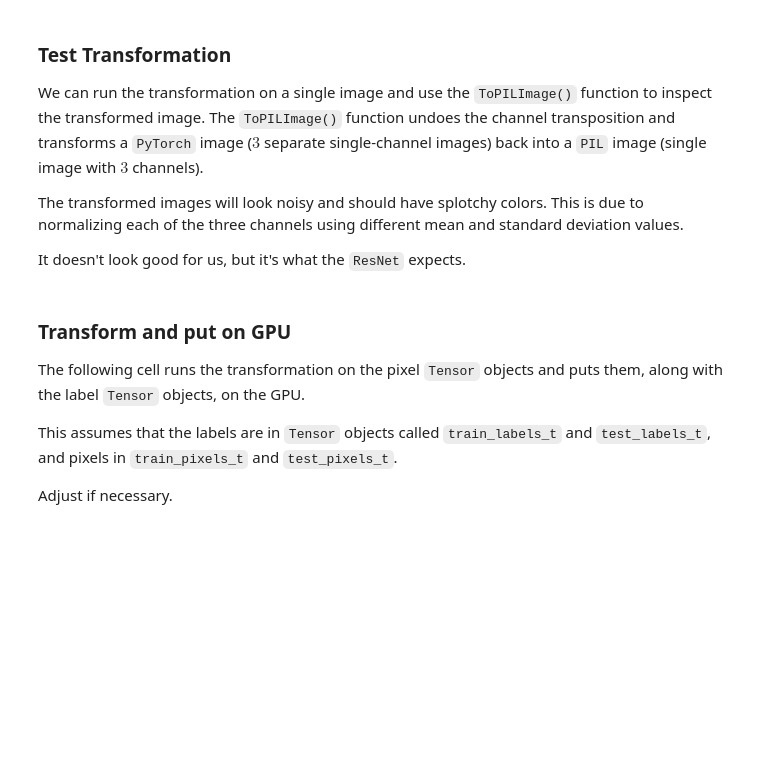
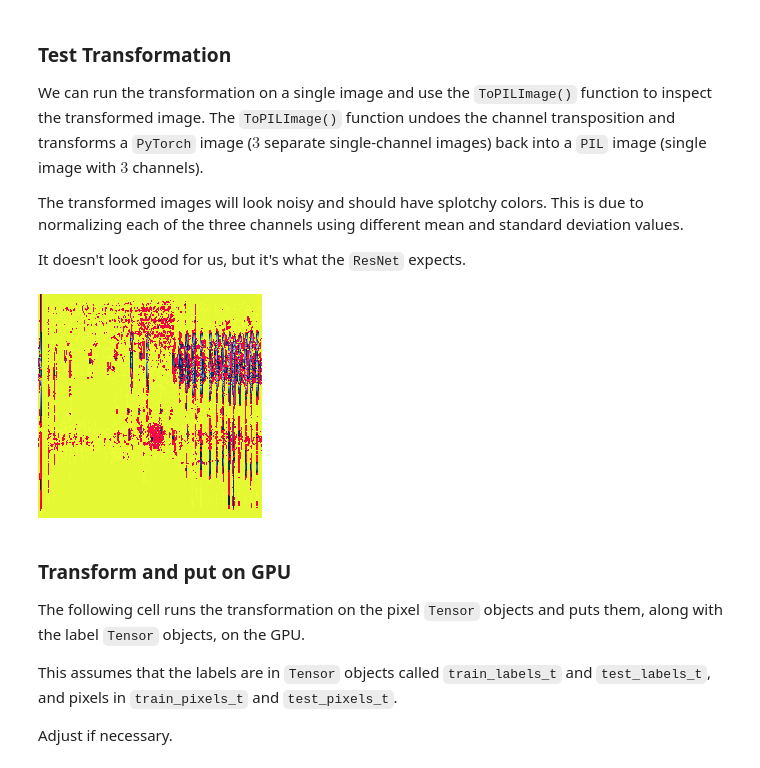
Before and after one commit to uki0829/Homework13ML, a Jupyter notebook: Homework13.ipynb, the cells around one changed output. Drawn from its saved outputs; the diff is of its cells as text; code cells hidden in the pictures; blank space fills up the shorter version.

```diff
--- a/Homework13.ipynb
+++ b/Homework13.ipynb
@@ -240,9 +241,22 @@ If this doesn't sound familiar, take a look at the "**New Network, New Shape**"
 
 Remember that the `height` for our images here is `window_len` divided by $2$, and their `width` is just the number of pixels divided by their `height`. If using a `window_len` of $400$, the images should be squares of $200$ $\times$ $200$ pixels.
 # %%
+from sklearn.preprocessing import OrdinalEncoder
 # TODO: create a label encoder
+labelEncoder = OrdinalEncoder()
+# TODO: fit the encoder to the train labels
+train_labels_encoded = labelEncoder.fit_transform(np.array(train_labels).reshape(-1, 1)).astype(int)
+test_labels_encoded = labelEncoder.transform(np.array(test_labels).reshape(-1, 1)).astype(int)
+train_labels_tensor = torch.tensor(train_labels_encoded, dtype=torch.long)
+test_labels_tensor = torch.tensor(test_labels_encoded, dtype=torch.long)
 # TODO: encode labels and put them into a Tensor of type long() (whole numbers)
+train_pixels_tensor = torch.tensor(train_pixels, dtype= torch.long).reshape(-1, 1, ih, iw)
+test_pixels_tensor = torch.tensor(test_pixels, dtype= torch.long).reshape(-1, 1, ih, iw)
 # TODO: encode pixels and put them into a Tensor with shape N x C x H x W
 #       N: number of files, C: number of channels (1), H,W: image height and width (200,200)
 # TODO: repeat for the test dataset
 # TODO: check shapes
+print(train_labels_tensor.shape)
+print(train_pixels_tensor.shape)
+print(test_labels_tensor.shape)
+print(test_pixels_tensor.shape)
@@ -288,8 +307,10 @@ The transformed images will look noisy and should have splotchy colors. This is
 
 It doesn't look good for us, but it's what the `ResNet` expects.
 # %%
-img_t = res_transforms(train_pixels_t[:1])
+img_t = res_transforms(train_pixels_tensor[:1])
 display(v2.ToPILImage()(img_t[0]))
+# %% [output]
+[figure, added]
 # %% [markdown]
 ### Transform and put on GPU
 
```
Also changed, not shown: parts of 8 cells of this notebook.
